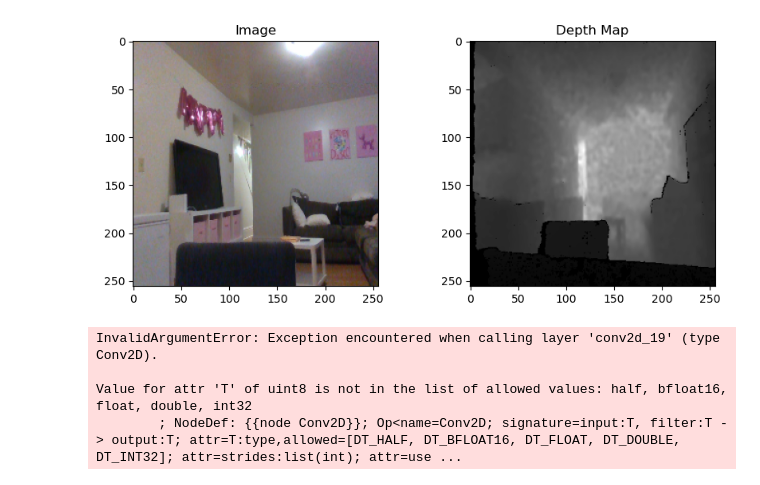
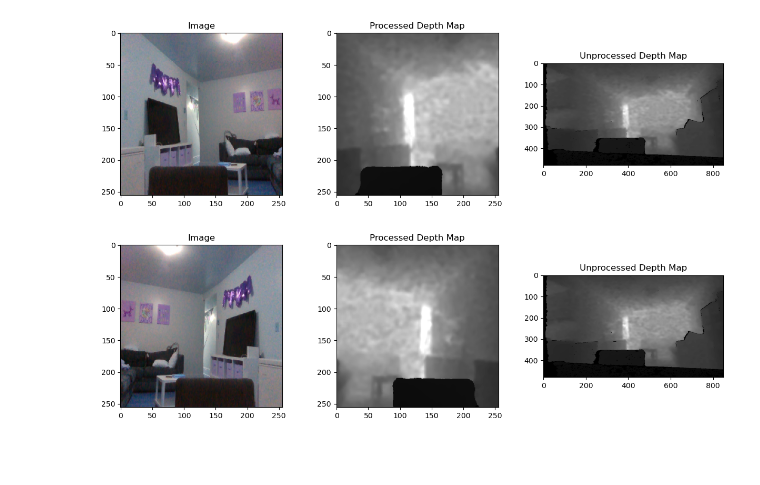
Before and after one commit to theol0403/QMIND-CV-Robot-Vision, a Jupyter notebook: depth-map-project/test_data.ipynb, the cells around one changed output. Cells and saved outputs as stored; diff of their text form; code cells hidden in the pictures; blank space fills up the shorter version.

```diff
--- a/depth-map-project/test_data.ipynb
+++ b/depth-map-project/test_data.ipynb
@@ -163,28 +210,35 @@ class CustomDataGenerator(Sequence):
 # %%
-# data generation test
 batch_size = 32
-dim = (480, 640)
 data_generator = CustomDataGenerator(data_root, batch_size, dim)
 
-# Load image and depth map
-x, y = data_generator.load(0)
-x, y = data_generator.pre_process(x, y)
+for i in range(2):
+    # Load image and depth map
+    x, y = data_generator.load(i)
+    y_unprocessed = np.copy(y)
+    flip = np.random.rand() > 0.5
+    x, y = data_generator.pre_process_image(x, flip), data_generator.pre_process_depth(y, flip)
 
-# Display image
-plt.figure(figsize=(10, 4))
+    # Display image
+    plt.figure(figsize=(15, 4))
 
-plt.subplot(1, 2, 1)
-plt.imshow(x)
-plt.title('Image')
+    plt.subplot(1, 3, 1)
+    plt.imshow(x)
+    plt.title('Image')
 
-# Display depth map
-plt.subplot(1, 2, 2)
-plt.imshow(y, cmap='gray')
-plt.title('Depth Map')
+    # Display processed depth map
+    plt.subplot(1, 3, 2)
+    plt.imshow(y, cmap='gray')
+    plt.title('Processed Depth Map')
+
+    # Display unprocessed depth map
+    plt.subplot(1, 3, 3)
+    plt.imshow(y_unprocessed, cmap='gray')
+    plt.title('Unprocessed Depth Map')
 
 plt.show()
 # %% [output]
-[figure, old version]
+[figure, new version]
+[figure, added]
 # %%
 class DownscaleBlock(layers.Layer):
     def __init__(
@@ -327,28 +381,3 @@ def loss(target, pred):
     )
 
     return loss
-
-model = DepthMapModel()
-
-#define hyperparameters
-batch_size = 28
-epochs = 20
-dim = (256, 256)
-lr = 0.0002
-
-model.compile(optimizer = tf.keras.optimizers.Adam(
-    learning_rate=lr), loss=loss, metrics=['accuracy'])
-
-custom_data_generator = CustomDataGenerator(data_root=data_root, batch_size=batch_size, dim=dim)
-
-
-# Check if GPU is available
-if not tf.config.list_physical_devices('GPU'):
-    print("Warning: No GPU detected. Training may be slow.")
-
-model.fit(custom_data_generator , epochs=epochs)
-# %% [output]
-InvalidArgumentError: Exception encountered when calling layer 'conv2d_19' (type Conv2D).
-
-Value for attr 'T' of uint8 is not in the list of allowed values: half, bfloat16, float, double, int32
-        ; NodeDef: {{node Conv2D}}; Op<name=Conv2D; signature=input:T, filter:T -> output:T; attr=T:type,allowed=[DT_HALF, DT_BFLOAT16, DT_FLOAT, DT_DOUBLE, DT_INT32]; attr=strides:list(int); attr=use ...
```
Also changed, not shown: parts of 4 cells of this notebook.
